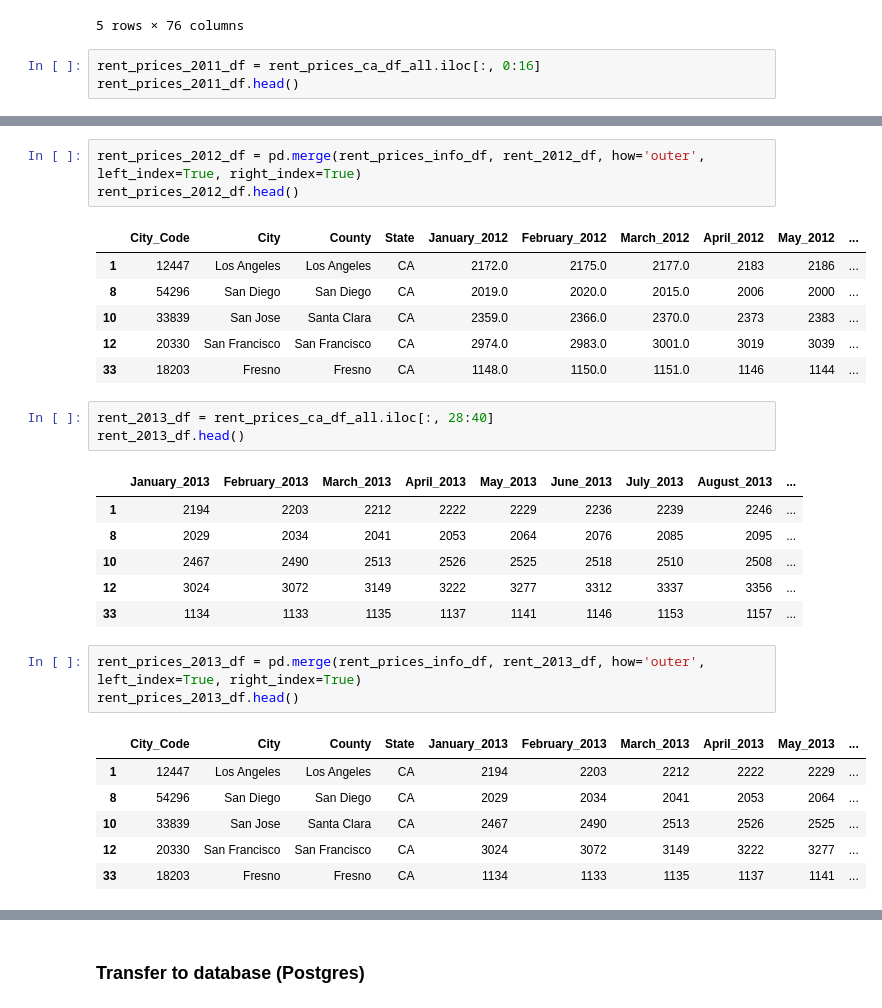
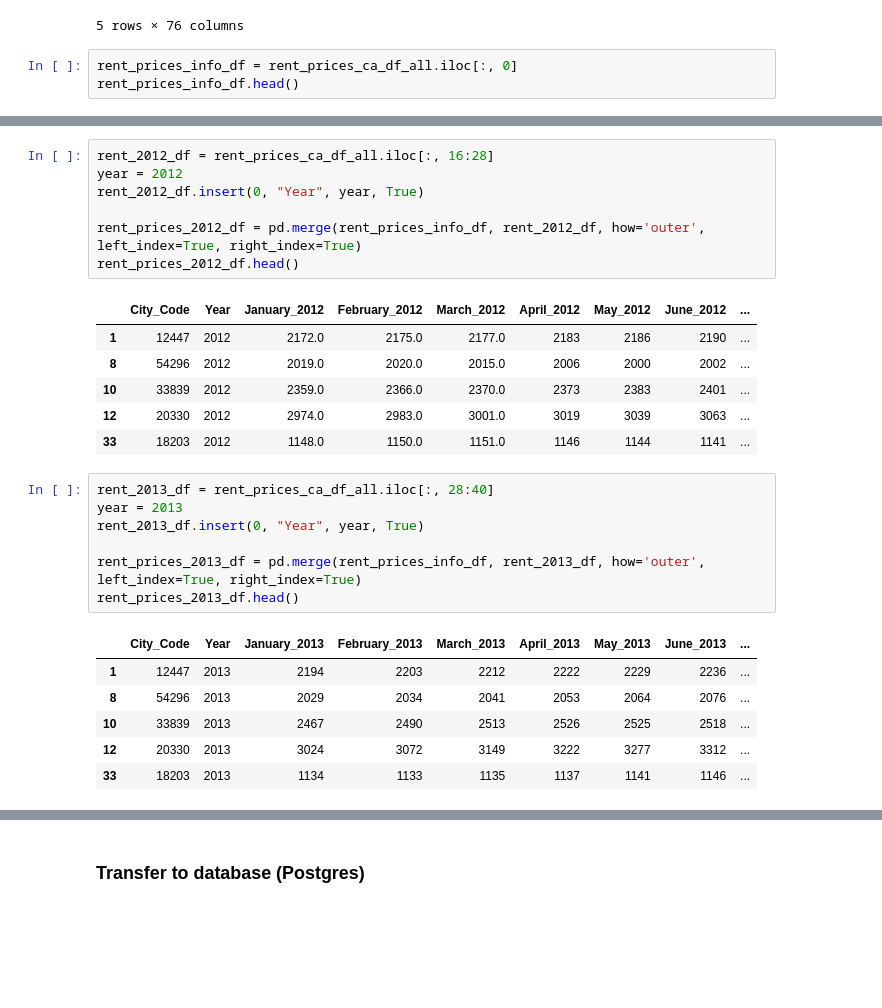
Before and after one commit to cassfolk/UCI-Project-2, a Jupyter notebook: Cleanup.ipynb, the cells around one changed output, grey strips where cells are left out. Cells and saved outputs as stored; diff of their text form; blank space fills up the shorter version.

```diff
--- a/Cleanup.ipynb
+++ b/Cleanup.ipynb
@@ -104,6 +107,6 @@ rent_prices_ca_df_all.head()
 | 33 | 18203 | Fresno | Fresno | CA | 1242.0 | 1228.0 | 1213.0 | 1204.0 | 1189.0 | ... |
 5 rows × 76 columns
 # %%
-rent_prices_2011_df = rent_prices_ca_df_all.iloc[:, 0:16]
-rent_prices_2011_df.head()
+rent_prices_info_df = rent_prices_ca_df_all.iloc[:, 0]
+rent_prices_info_df.head()
 # %% [output]
@@ -156,30 +133,28 @@ rent_2012_df.head()
 # %%
+rent_2012_df = rent_prices_ca_df_all.iloc[:, 16:28]
+year = 2012
+rent_2012_df.insert(0, "Year", year, True)
+
 rent_prices_2012_df = pd.merge(rent_prices_info_df, rent_2012_df, how='outer', left_index=True, right_index=True)
 rent_prices_2012_df.head()
 # %% [output]
-|  | City_Code | City | County | State | January_2012 | February_2012 | March_2012 | April_2012 | May_2012 | ... |
-| 1 | 12447 | Los Angeles | Los Angeles | CA | 2172.0 | 2175.0 | 2177.0 | 2183 | 2186 | ... |
-| 8 | 54296 | San Diego | San Diego | CA | 2019.0 | 2020.0 | 2015.0 | 2006 | 2000 | ... |
-| 10 | 33839 | San Jose | Santa Clara | CA | 2359.0 | 2366.0 | 2370.0 | 2373 | 2383 | ... |
-| 12 | 20330 | San Francisco | San Francisco | CA | 2974.0 | 2983.0 | 3001.0 | 3019 | 3039 | ... |
-| 33 | 18203 | Fresno | Fresno | CA | 1148.0 | 1150.0 | 1151.0 | 1146 | 1144 | ... |
+|  | City_Code | Year | January_2012 | February_2012 | March_2012 | April_2012 | May_2012 | June_2012 | ... |
+| 1 | 12447 | 2012 | 2172.0 | 2175.0 | 2177.0 | 2183 | 2186 | 2190 | ... |
+| 8 | 54296 | 2012 | 2019.0 | 2020.0 | 2015.0 | 2006 | 2000 | 2002 | ... |
+| 10 | 33839 | 2012 | 2359.0 | 2366.0 | 2370.0 | 2373 | 2383 | 2401 | ... |
+| 12 | 20330 | 2012 | 2974.0 | 2983.0 | 3001.0 | 3019 | 3039 | 3063 | ... |
+| 33 | 18203 | 2012 | 1148.0 | 1150.0 | 1151.0 | 1146 | 1144 | 1141 | ... |
-# %%
-rent_2013_df = rent_prices_ca_df_all.iloc[:, 28:40]
-rent_2013_df.head()
-# %% [output]
-|  | January_2013 | February_2013 | March_2013 | April_2013 | May_2013 | June_2013 | July_2013 | August_2013 | ... |
-| 1 | 2194 | 2203 | 2212 | 2222 | 2229 | 2236 | 2239 | 2246 | ... |
-| 8 | 2029 | 2034 | 2041 | 2053 | 2064 | 2076 | 2085 | 2095 | ... |
-| 10 | 2467 | 2490 | 2513 | 2526 | 2525 | 2518 | 2510 | 2508 | ... |
-| 12 | 3024 | 3072 | 3149 | 3222 | 3277 | 3312 | 3337 | 3356 | ... |
-| 33 | 1134 | 1133 | 1135 | 1137 | 1141 | 1146 | 1153 | 1157 | ... |
 # %%
+rent_2013_df = rent_prices_ca_df_all.iloc[:, 28:40]
+year = 2013
+rent_2013_df.insert(0, "Year", year, True)
+
 rent_prices_2013_df = pd.merge(rent_prices_info_df, rent_2013_df, how='outer', left_index=True, right_index=True)
 rent_prices_2013_df.head()
 # %% [output]
-|  | City_Code | City | County | State | January_2013 | February_2013 | March_2013 | April_2013 | May_2013 | ... |
-| 1 | 12447 | Los Angeles | Los Angeles | CA | 2194 | 2203 | 2212 | 2222 | 2229 | ... |
-| 8 | 54296 | San Diego | San Diego | CA | 2029 | 2034 | 2041 | 2053 | 2064 | ... |
-| 10 | 33839 | San Jose | Santa Clara | CA | 2467 | 2490 | 2513 | 2526 | 2525 | ... |
-| 12 | 20330 | San Francisco | San Francisco | CA | 3024 | 3072 | 3149 | 3222 | 3277 | ... |
-| 33 | 18203 | Fresno | Fresno | CA | 1134 | 1133 | 1135 | 1137 | 1141 | ... |
+|  | City_Code | Year | January_2013 | February_2013 | March_2013 | April_2013 | May_2013 | June_2013 | ... |
+| 1 | 12447 | 2013 | 2194 | 2203 | 2212 | 2222 | 2229 | 2236 | ... |
+| 8 | 54296 | 2013 | 2029 | 2034 | 2041 | 2053 | 2064 | 2076 | ... |
+| 10 | 33839 | 2013 | 2467 | 2490 | 2513 | 2526 | 2525 | 2518 | ... |
+| 12 | 20330 | 2013 | 3024 | 3072 | 3149 | 3222 | 3277 | 3312 | ... |
+| 33 | 18203 | 2013 | 1134 | 1133 | 1135 | 1137 | 1141 | 1146 | ... |
```
Also changed, not shown: parts of 20 cells of this notebook, 2 other files.
